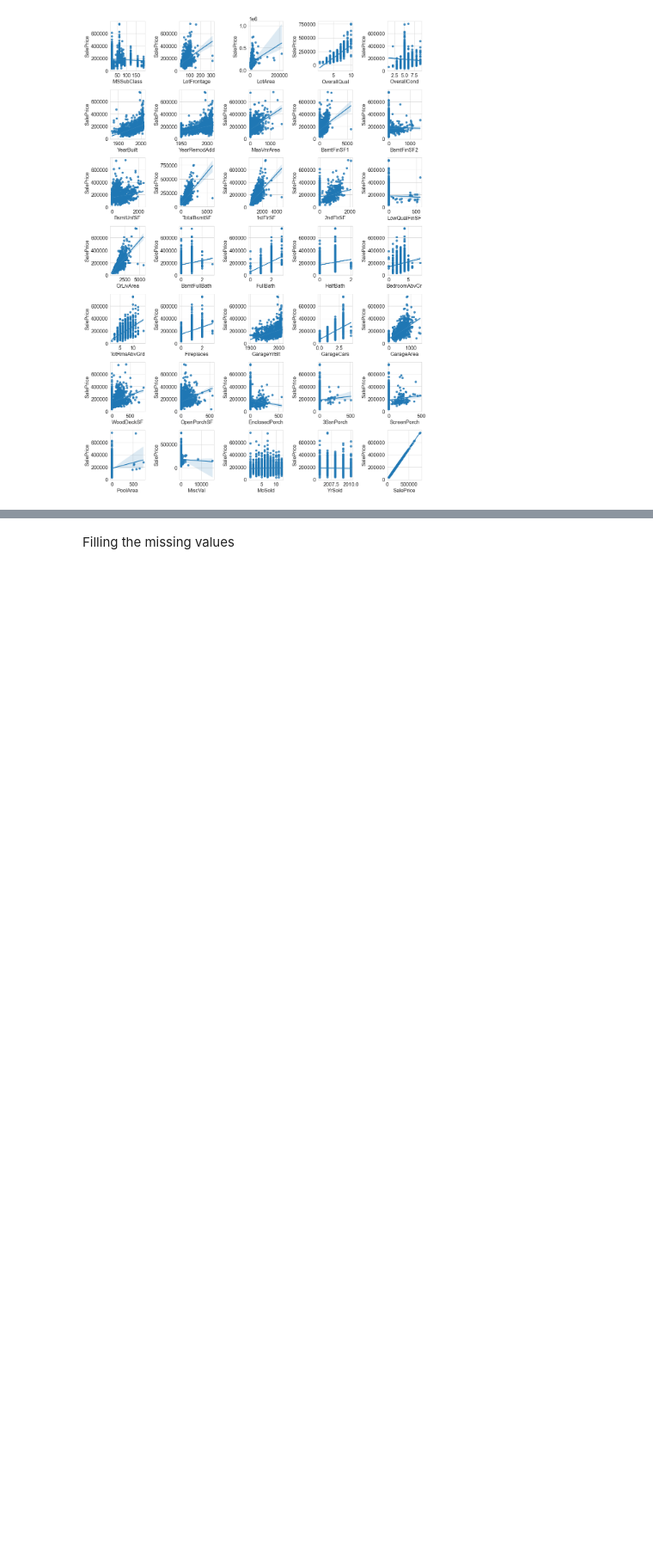
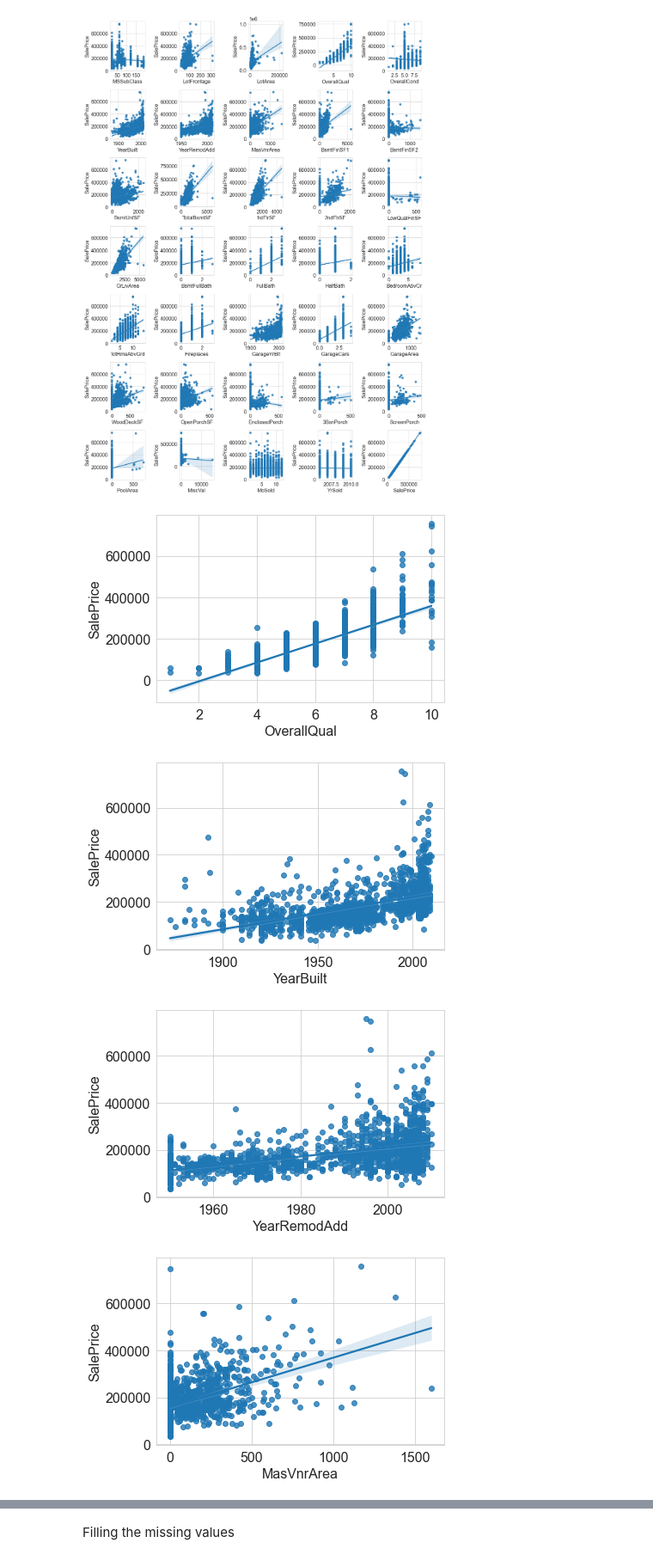
Before and after one commit to GoldenGarr/House-prices-reg, a Jupyter notebook: house_prices.ipynb, the cells around one changed output, grey strips where cells are left out. Shown at 86% size. Cells and saved outputs as stored; diff of their text form; code cells hidden in the pictures; blank space fills up the shorter version.

```diff
--- a/house_prices.ipynb
+++ b/house_prices.ipynb
@@ -91,7 +91,8 @@ df.KitchenAbvGr.value_counts()
 0       1
 Name: KitchenAbvGr, dtype: int64
 # %%
-df = df.drop(to_drop, axis=1)
+# df = df.drop(to_drop, axis=1)
+df = df.drop(['BsmtHalfBath', 'KitchenAbvGr'], axis=1)
 # %%
 """
 Update numeric columns
@@ -108,3 +109,15 @@ for col in numeric_columns:
 plt.tight_layout()
 # %% [output]
 [figure]
+# %%
+high_corr_features = ['OverallQual', 'YearBuilt', 'YearRemodAdd', 'MasVnrArea',
+                      'BsmtFinSF2','1stFlrSF', 'GrLivArea', 'TotRmsAbvGrd',
+                      'GarageYrBlt', 'GarageArea', 'SalePrice']
+for feature in high_corr_features:
+    plt.figure()
+    sns.regplot(x=df[feature], y=df['SalePrice'])
+# %% [output]
+[figure, added]
+[figure, added]
+[figure, added]
+[figure, added]
```
Also changed, not shown: parts of 48 cells of this notebook.
